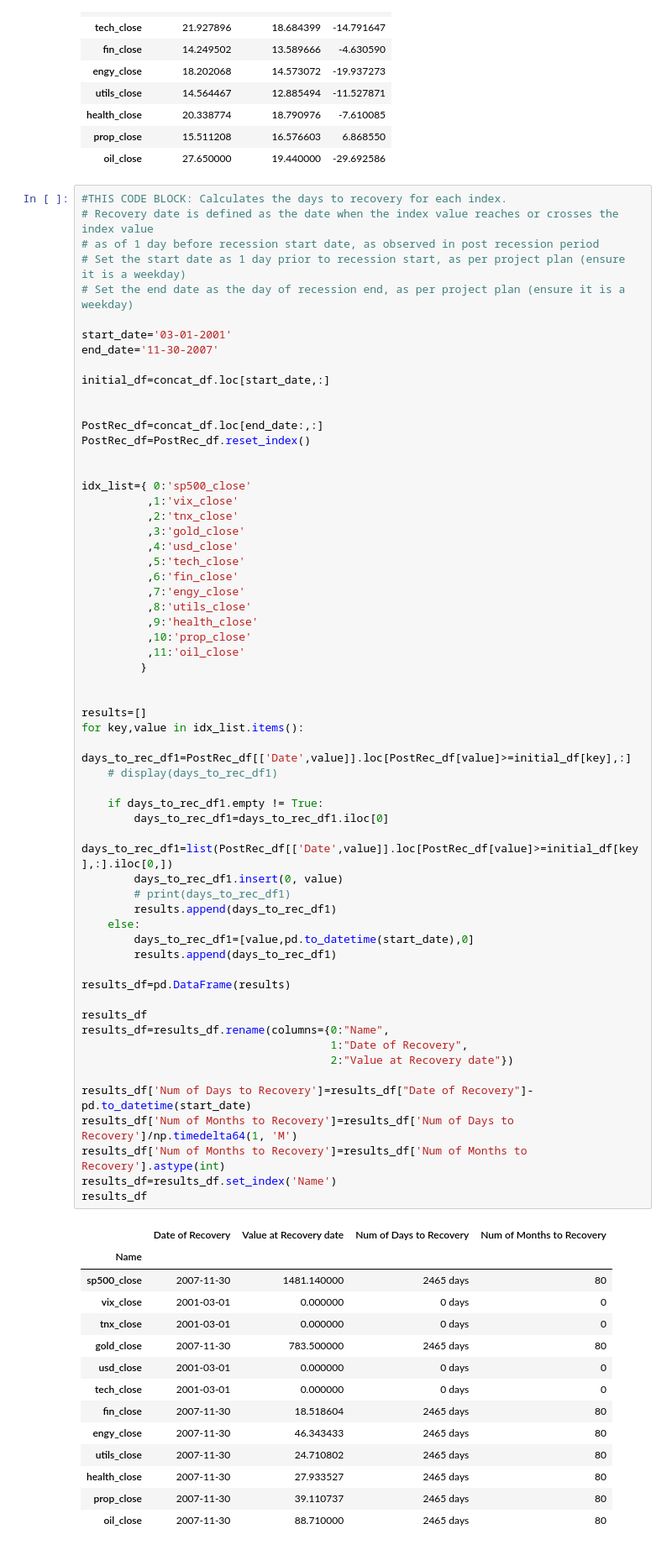
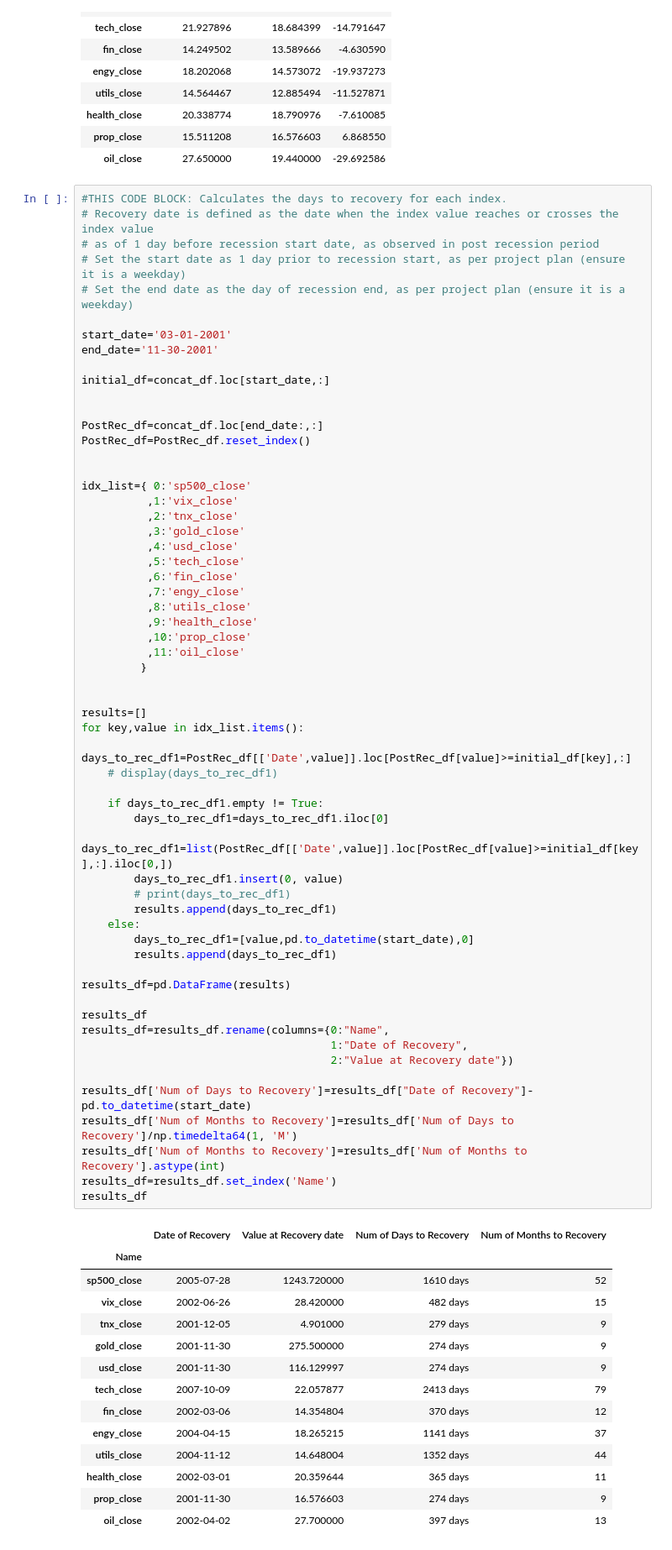
Before and after one commit to AndrewRBader/CU-Fintech_Project-1, a Jupyter notebook: Evelyn/analyzingdata.ipynb, the cells around one changed output. Shown at 84% size. Drawn from its saved outputs; the diff is of its cells as text.

```diff
--- a/Evelyn/analyzingdata.ipynb
+++ b/Evelyn/analyzingdata.ipynb
@@ -216,7 +216,7 @@ overall_chg
 # Set the end date as the day of recession end, as per project plan (ensure it is a weekday)
 
 start_date='03-01-2001'
-end_date='11-30-2007'
+end_date='11-30-2001'
 
 initial_df=concat_df.loc[start_date,:]
 
@@ -243,42 +243,42 @@ idx_list={ 0:'sp500_close'
 results=[]
 for key,value in idx_list.items():
     days_to_rec_df1=PostRec_df[['Date',value]].loc[PostRec_df[value]>=initial_df[key],:]
     # display(days_to_rec_df1)
 
     if days_to_rec_df1.empty != True:
         days_to_rec_df1=days_to_rec_df1.iloc[0]
         days_to_rec_df1=list(PostRec_df[['Date',value]].loc[PostRec_df[value]>=initial_df[key],:].iloc[0,])
         days_to_rec_df1.insert(0, value)
         # print(days_to_rec_df1)
         results.append(days_to_rec_df1)
     else:
         days_to_rec_df1=[value,pd.to_datetime(start_date),0]
         results.append(days_to_rec_df1)
 
 results_df=pd.DataFrame(results)
 
 results_df
 results_df=results_df.rename(columns={0:"Name",
                                       1:"Date of Recovery",
                                       2:"Value at Recovery date"})
 
 results_df['Num of Days to Recovery']=results_df["Date of Recovery"]-pd.to_datetime(start_date)
 results_df['Num of Months to Recovery']=results_df['Num of Days to Recovery']/np.timedelta64(1, 'M')
 results_df['Num of Months to Recovery']=results_df['Num of Months to Recovery'].astype(int)
 results_df=results_df.set_index('Name')
 results_df
 # %% [output]
 |  | Date of Recovery | Value at Recovery date | Num of Days to Recovery | Num of Months to Recovery |
 | Name |  |  |  |  |
-| sp500_close | 2007-11-30 | 1481.140000 | 2465 days | 80 |
-| vix_close | 2001-03-01 | 0.000000 | 0 days | 0 |
-| tnx_close | 2001-03-01 | 0.000000 | 0 days | 0 |
-| gold_close | 2007-11-30 | 783.500000 | 2465 days | 80 |
-| usd_close | 2001-03-01 | 0.000000 | 0 days | 0 |
-| tech_close | 2001-03-01 | 0.000000 | 0 days | 0 |
-| fin_close | 2007-11-30 | 18.518604 | 2465 days | 80 |
-| engy_close | 2007-11-30 | 46.343433 | 2465 days | 80 |
-| utils_close | 2007-11-30 | 24.710802 | 2465 days | 80 |
-| health_close | 2007-11-30 | 27.933527 | 2465 days | 80 |
-| prop_close | 2007-11-30 | 39.110737 | 2465 days | 80 |
-| oil_close | 2007-11-30 | 88.710000 | 2465 days | 80 |
+| sp500_close | 2005-07-28 | 1243.720000 | 1610 days | 52 |
+| vix_close | 2002-06-26 | 28.420000 | 482 days | 15 |
+| tnx_close | 2001-12-05 | 4.901000 | 279 days | 9 |
+| gold_close | 2001-11-30 | 275.500000 | 274 days | 9 |
+| usd_close | 2001-11-30 | 116.129997 | 274 days | 9 |
+| tech_close | 2007-10-09 | 22.057877 | 2413 days | 79 |
+| fin_close | 2002-03-06 | 14.354804 | 370 days | 12 |
+| engy_close | 2004-04-15 | 18.265215 | 1141 days | 37 |
+| utils_close | 2004-11-12 | 14.648004 | 1352 days | 44 |
+| health_close | 2002-03-01 | 20.359644 | 365 days | 11 |
+| prop_close | 2001-11-30 | 16.576603 | 274 days | 9 |
+| oil_close | 2002-04-02 | 27.700000 | 397 days | 13 |
```
